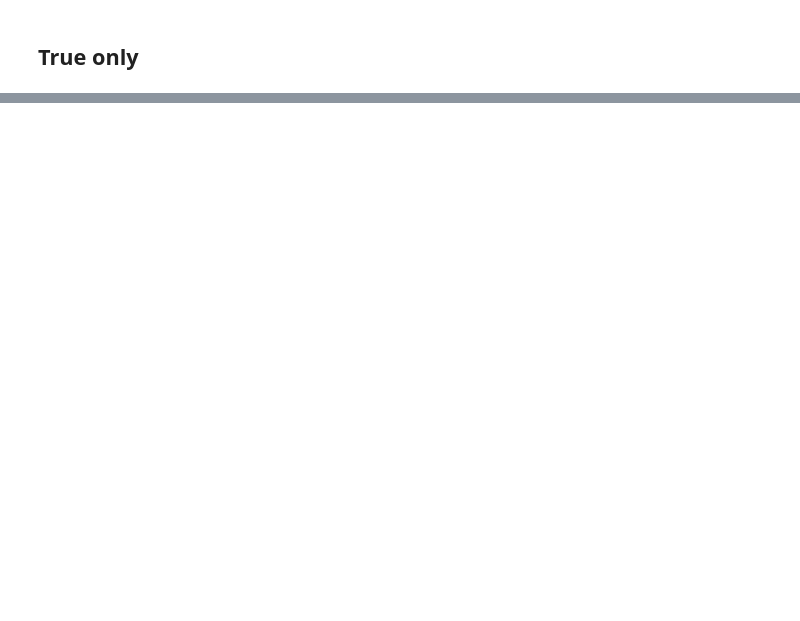
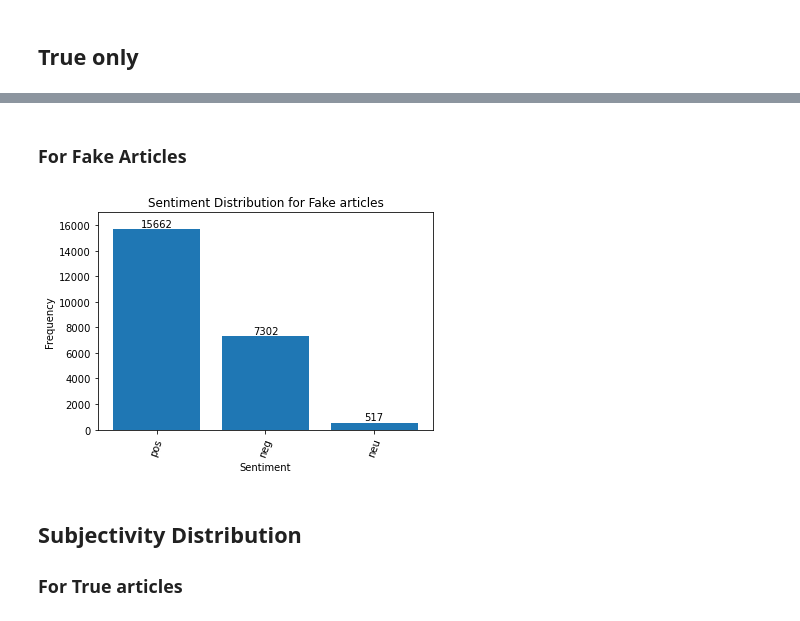
Before and after one commit to joshuawong96/Fake-News-Detection, a Jupyter notebook: EDA.ipynb, the cells around one changed output, grey strips where cells are left out. Drawn from its saved outputs; the diff is of its cells as text; code cells hidden in the pictures; blank space fills up the shorter version.

```diff
--- a/EDA.ipynb
+++ b/EDA.ipynb
@@ -271,0 +278,24 @@ cloud.to_file('images2/wordcloud_true.png')
+# %% [markdown]
+### For Fake Articles
+# %%
+x = df[df['class_label']=='Fake']['textblob_sentiment'].unique()
+y = df[df['class_label']=='Fake']['textblob_sentiment'].value_counts().values
+
+def add_labels(x,y):
+    for i in range(len(x)):
+        plt.text(i,y[i]+200,y[i], ha='center') # Second element - adjust space above bar to plot the label
+
+plt.figure()
+plt.ylim([0, 17000]) # Set y-axis limits
+plt.bar(x,y)
+plt.xticks(rotation=70)
+plt.title('Sentiment Distribution for Fake articles')
+plt.xlabel('Sentiment')
+plt.ylabel('Frequency')
+add_labels(x,y)
+plt.show()
+# %% [output]
+[figure, added]
+# %% [markdown]
+## Subjectivity Distribution
+### For True articles
```
Also changed, not shown: parts of 33 cells of this notebook.
